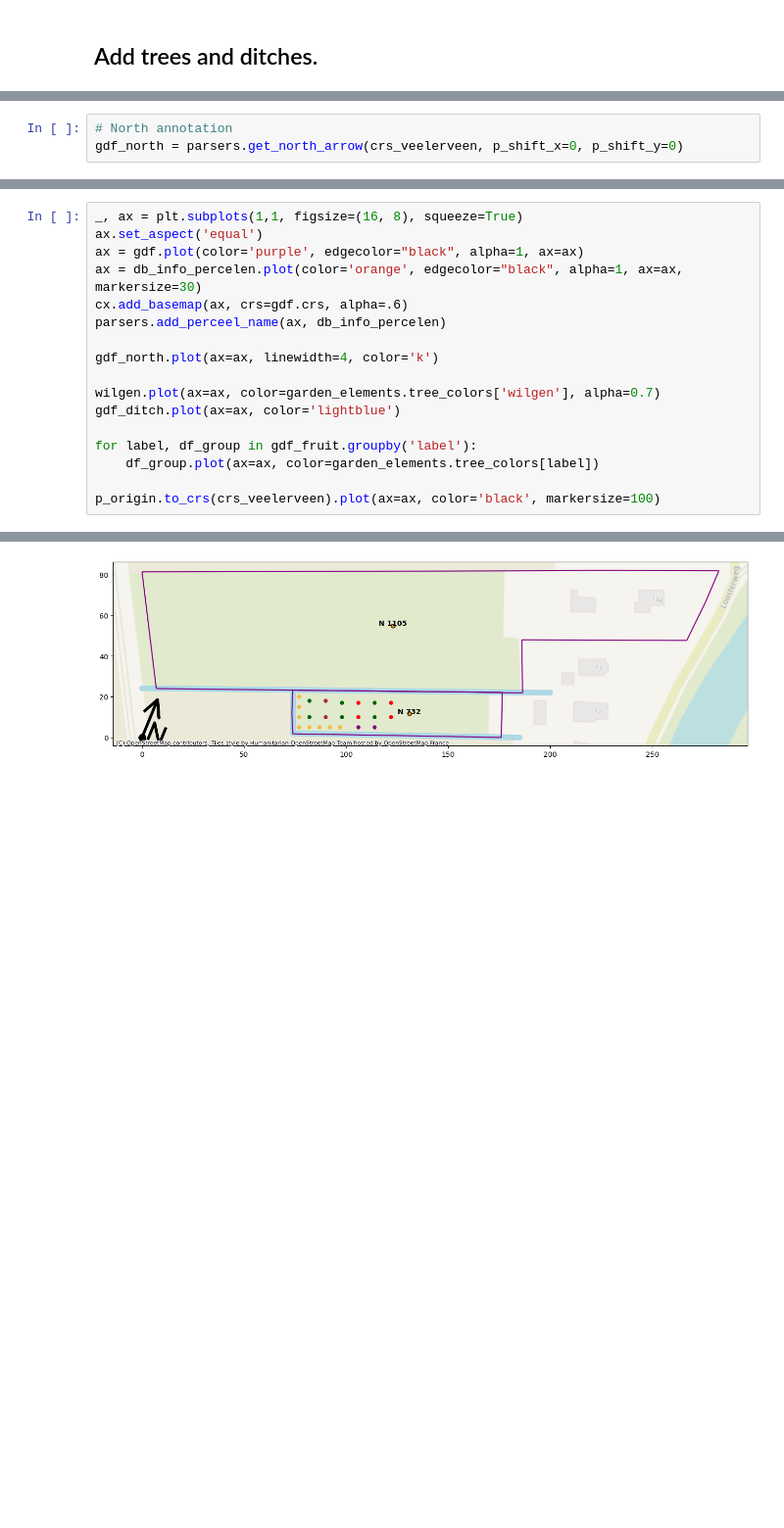
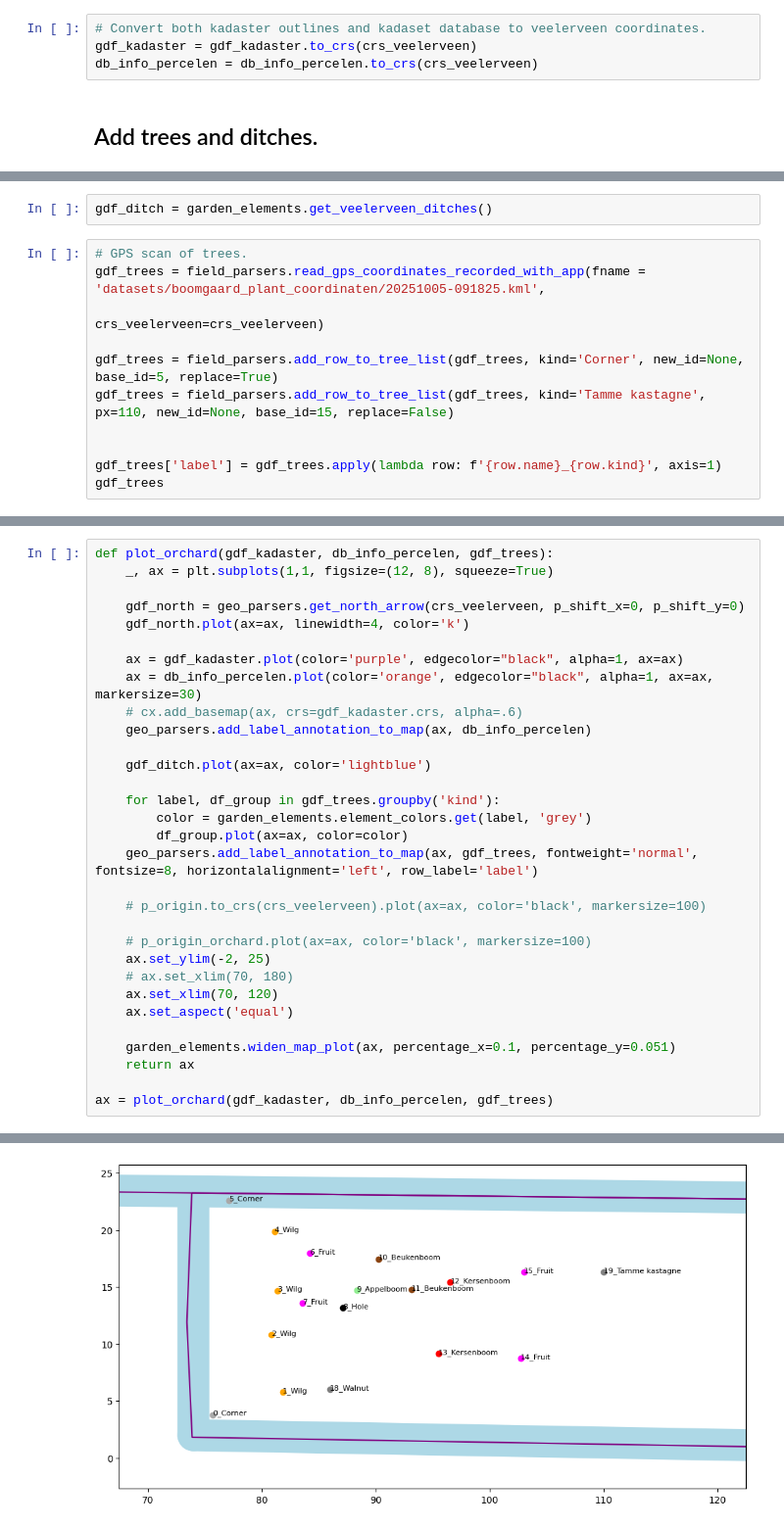
Before and after one commit to henkluinge/garden_dynamics, a Jupyter notebook: garden_map.ipynb, the cells around one changed output, grey strips where cells are left out. Shown: that part at 98% size. Saved outputs shown, nothing was run; the diff lists cells and outputs as text; blank space fills up the shorter version.

```diff
--- a/garden_map.ipynb
+++ b/garden_map.ipynb
@@ -50,2 +65,6 @@ db_info_percelen = db_info_percelen.to_crs(crs_veelerveen)
+# %%
+# Convert both kadaster outlines and kadaset database to veelerveen coordinates.
+gdf_kadaster = gdf_kadaster.to_crs(crs_veelerveen)
+db_info_percelen = db_info_percelen.to_crs(crs_veelerveen)
 # %% [markdown]
 ## Add trees and ditches.
@@ -92,3 +70,0 @@ for tree_settings in tree_ranges_info:
-# %%
-# North annotation
-gdf_north = parsers.get_north_arrow(crs_veelerveen, p_shift_x=0, p_shift_y=0)
@@ -94,0 +78,13 @@ gdf_north = parsers.get_north_arrow(crs_veelerveen, p_shift_x=0, p_shift_y=0)
+# %%
+gdf_ditch = garden_elements.get_veelerveen_ditches()
+# %%
+# GPS scan of trees.
+gdf_trees = field_parsers.read_gps_coordinates_recorded_with_app(fname = 'datasets/boomgaard_plant_coordinaten/20251005-091825.kml',
+                                                                 crs_veelerveen=crs_veelerveen)
+
+gdf_trees = field_parsers.add_row_to_tree_list(gdf_trees, kind='Corner', new_id=None, base_id=5, replace=True)
+gdf_trees = field_parsers.add_row_to_tree_list(gdf_trees, kind='Tamme kastagne', px=110, new_id=None, base_id=15, replace=False)
+
+
+gdf_trees['label'] = gdf_trees.apply(lambda row: f'{row.name}_{row.kind}', axis=1)
+gdf_trees
@@ -95,18 +116,32 @@ gdf_north = parsers.get_north_arrow(crs_veelerveen, p_shift_x=0, p_shift_y=0)
 # %%
-_, ax = plt.subplots(1,1, figsize=(16, 8), squeeze=True)
-ax.set_aspect('equal')
-ax = gdf.plot(color='purple', edgecolor="black", alpha=1, ax=ax)
-ax = db_info_percelen.plot(color='orange', edgecolor="black", alpha=1, ax=ax, markersize=30)
-cx.add_basemap(ax, crs=gdf.crs, alpha=.6)
-parsers.add_perceel_name(ax, db_info_percelen)
+def plot_orchard(gdf_kadaster, db_info_percelen, gdf_trees):
+    _, ax = plt.subplots(1,1, figsize=(12, 8), squeeze=True)
 
-gdf_north.plot(ax=ax, linewidth=4, color='k')
+    gdf_north = geo_parsers.get_north_arrow(crs_veelerveen, p_shift_x=0, p_shift_y=0)
+    gdf_north.plot(ax=ax, linewidth=4, color='k')
 
-wilgen.plot(ax=ax, color=garden_elements.tree_colors['wilgen'], alpha=0.7)
-gdf_ditch.plot(ax=ax, color='lightblue')
+    ax = gdf_kadaster.plot(color='purple', edgecolor="black", alpha=1, ax=ax)
+    ax = db_info_percelen.plot(color='orange', edgecolor="black", alpha=1, ax=ax, markersize=30)
+    # cx.add_basemap(ax, crs=gdf_kadaster.crs, alpha=.6)
+    geo_parsers.add_label_annotation_to_map(ax, db_info_percelen)
 
-for label, df_group in gdf_fruit.groupby('label'):
-    df_group.plot(ax=ax, color=garden_elements.tree_colors[label])
+    gdf_ditch.plot(ax=ax, color='lightblue')
 
-p_origin.to_crs(crs_veelerveen).plot(ax=ax, color='black', markersize=100)
+    for label, df_group in gdf_trees.groupby('kind'):
+        color = garden_elements.element_colors.get(label, 'grey')
+        df_group.plot(ax=ax, color=color)
+    geo_parsers.add_label_annotation_to_map(ax, gdf_trees, fontweight='normal', fontsize=8, horizontalalignment='left', row_label='label')
+
+    # p_origin.to_crs(crs_veelerveen).plot(ax=ax, color='black', markersize=100)
+
+    # p_origin_orchard.plot(ax=ax, color='black', markersize=100)
+    ax.set_ylim(-2, 25)
+    # ax.set_xlim(70, 180)
+    ax.set_xlim(70, 120)
+    ax.set_aspect('equal')
+
+    garden_elements.widen_map_plot(ax, percentage_x=0.1, percentage_y=0.051)
+    return ax
+
+ax = plot_orchard(gdf_kadaster, db_info_percelen, gdf_trees)
 # %% [output]
@@ -114 +148 @@ p_origin.to_crs(crs_veelerveen).plot(ax=ax, color='black', markersize=100)
-[figure, old version]
+[figure, new version]
```
Also changed, not shown: parts of 19 cells of this notebook, 6 other files.
